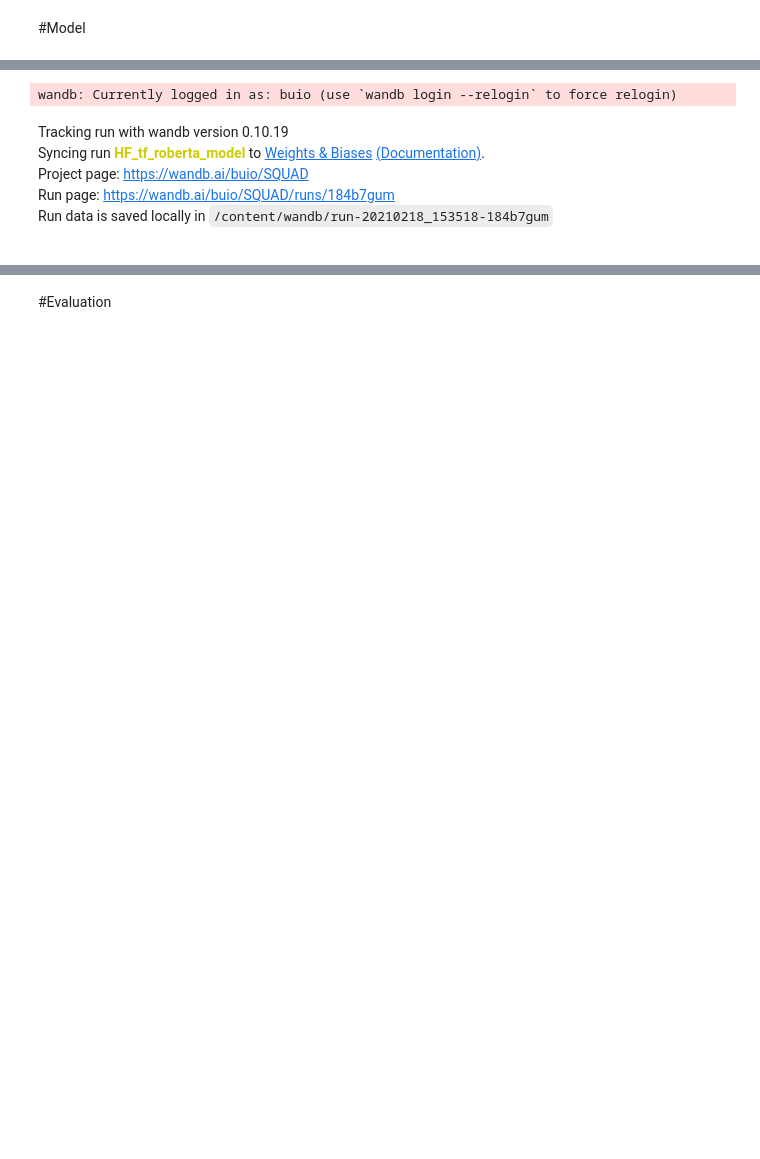
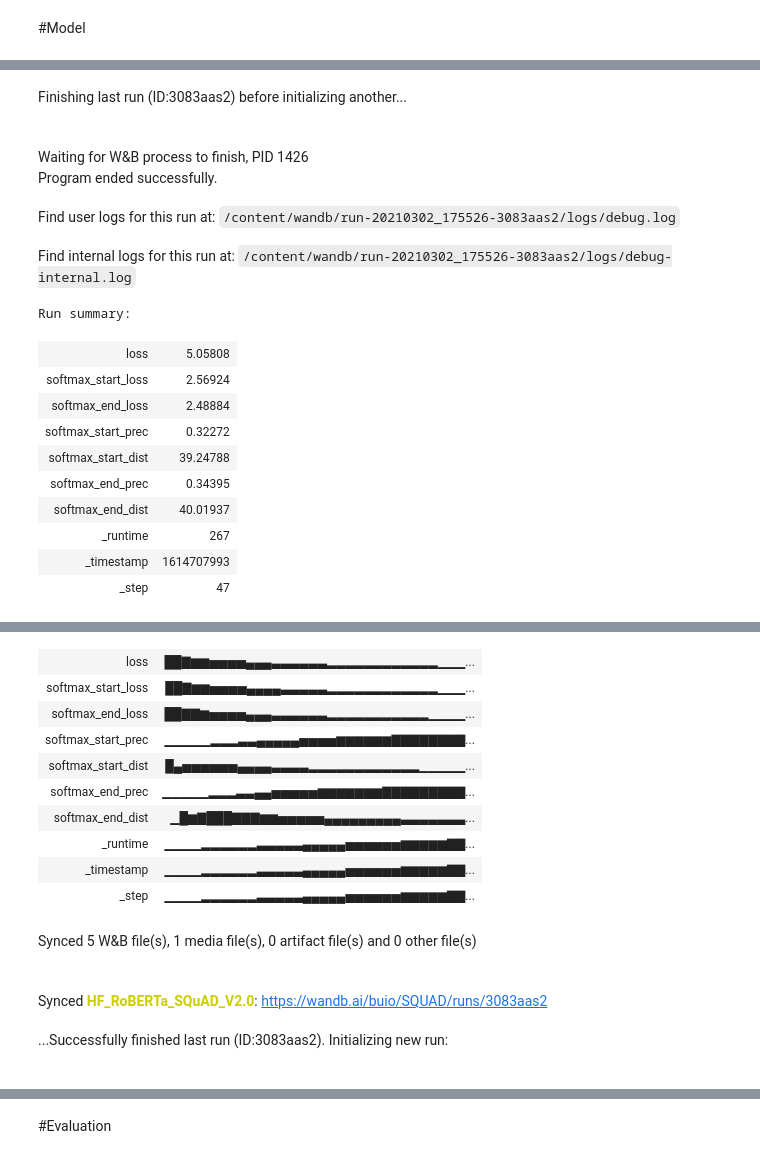
Before and after one commit to the-SQuAD-squad/QA, a Jupyter notebook: QA.ipynb, the cells around one changed output, grey strips where cells are left out. Cells and saved outputs as stored; diff of their text form; code cells hidden in the pictures; blank space fills up the shorter version.

```diff
--- a/QA.ipynb
+++ b/QA.ipynb
@@ -157,6 +170,5 @@ tokenizer("hi mum", "hi dad",return_offsets_mapping=True)
 # %%
-#@title BERT preprocessing { form-width: "25%" }
-from tqdm import tqdm
+#@title BERT preprocessing { form-width: "1%" }
 
 def preprocess_bert(text):
     tokenized_text = tokenizer(list(text), return_offsets_mapping=True)
@@ -176,6 +188,7 @@ def labeling(df):
     context_token_to_char = []
 
     for id in tqdm(df.index):
+
         answer = " ".join(str(df.loc[id]['answer_text']).split())
         tokenized_context = df.loc[id]['passage']
         tokenized_question = df.loc[id]['question']
@@ -184,14 +197,19 @@ def labeling(df):
         is_char_in_ans = [0] * len(df_bert.loc[id]['passage'])
         for idx in range(*df.loc[id]['answer_idx']):
             is_char_in_ans[idx] = 1
+
+
         ans_token_idx = []
+        if df.loc[id]['answer_idx'] == (-1,-1):
+            ans_token_idx.append(0)
+        else:
         # find all the tokens that are in the answers
-        for idx, (start, end) in enumerate(tokenized_context["offsets"]): #start is index of the first character of the word, end is the index of the last character of the word
-            if sum(is_char_in_ans[start:end]) > 0:
-                ans_token_idx.append(idx)
-        if len(ans_token_idx) == 0:
-            skip.append(id)
-            continue
+            for idx, (start, end) in enumerate(tokenized_context["offsets"]): #start is index of the first character of the word, end is the index of the last character of the word
+                if sum(is_char_in_ans[start:end]) > 0:
+                    ans_token_idx.append(idx)
+            if len(ans_token_idx) == 0:
+                skip.append(id)
+                continue
         # create inputs as usual
         input_ids = tokenized_context['input_ids'] + tokenized_question['input_ids'][1:] #removing CLS from the beginning of the question
         token_type_ids = [0] * len(tokenized_context['input_ids']) + [1] * len(tokenized_question['input_ids'][1:])
@@ -238,20 +255,0 @@ df_bert_preprocessed = labeling(df_bert_preprocessed)
-# %%
-#@title load/store { form-width: "25%" }
-import pickle
-load = True #@param {type: "boolean"}
-
-if load:
-    !gcloud config set project feisty-mechanic-221914
-    !gsutil cp gs://squad_squad/df_bert_preprocessed.pkl.zip ./df_bert_preprocessed.pkl.zip
-    !unzip -o ./df_bert_preprocessed.pkl.zip
-    df_bert_preprocessed = pd.read_pickle("./df_bert_preprocessed.pkl")
-else:
-    df_bert_preprocessed.to_pickle("df_bert_preprocessed.pkl")
-    !zip df_bert_preprocessed.pkl.zip df_bert_preprocessed.pkl
-
-    from google.colab import auth
-    auth.authenticate_user()
-    !gcloud config set project feisty-mechanic-221914
-    !gsutil cp ./df_bert_preprocessed.pkl.zip gs://squad_squad/df_bert_preprocessed.pkl.zip
-
-!nvidia-smi
@@ -348,7 +367,7 @@ if not os.path.isdir(saveDir):
 chkpt = saveDir + '/squad_check.hdf5'
 
 ENABLE_WANDB = True        #@param {type:"boolean"}
-wandb_experiment_name = "HF_" + bert_hf_layer.name  #@param {type: "string"}
+wandb_experiment_name = "HF_RoBERTa_SQuAD_V2.0" #@param {type: "string"}
 if ENABLE_WANDB:
     !pip install wandb > /dev/null
     !wandb login
@@ -382,6 +399,16 @@ wandb: Appending key for api.wandb.ai to your netrc file: /root/.netrc
+Finishing last run (ID:3083aas2) before initializing another...
+Waiting for W&B process to finish, PID 1426
+Program ended successfully.
+Find user logs for this run at: /content/wandb/run-20210302_175526-3083aas2/logs/debug.log
+Find internal logs for this run at: /content/wandb/run-20210302_175526-3083aas2/logs/debug-internal.log
-wandb: Currently logged in as: buio (use `wandb login --relogin` to force relogin)
+Run summary:
-Tracking run with wandb version 0.10.19
-Syncing run HF_tf_roberta_model to Weights & Biases (Documentation).
-Project page: https://wandb.ai/buio/SQUAD
-Run page: https://wandb.ai/buio/SQUAD/runs/184b7gum
-Run data is saved locally in /content/wandb/run-20210218_153518-184b7gum
+| loss | 5.05808 |
+| softmax_start_loss | 2.56924 |
+| softmax_end_loss | 2.48884 |
+| softmax_start_prec | 0.32272 |
+| softmax_start_dist | 39.24788 |
+| softmax_end_prec | 0.34395 |
+| softmax_end_dist | 40.01937 |
+| _runtime | 267 |
+| _timestamp | 1614707993 |
+| _step | 47 |
@@ -407,0 +416,13 @@ Epoch 4/200
+| loss | ██▇▆▆▅▅▅▅▄▄▄▃▃▃▃▃▃▂▂▂▂▂▂▂▂▂▂▂▂▁▁▁... |
+| softmax_start_loss | ██▇▆▆▅▅▅▅▄▄▄▄▃▃▃▃▃▂▂▂▂▂▂▂▂▂▂▂▂▁▁▁... |
+| softmax_end_loss | ██▇▇▆▅▅▅▅▄▄▄▃▃▃▃▃▃▂▂▂▂▂▂▂▂▂▂▂▁▁▁▁... |
+| softmax_start_prec | ▁▁▁▁▁▂▂▂▃▃▄▄▄▄▄▅▅▅▅▆▆▆▆▆▆▇▇▇▇▇▇▇▇... |
+| softmax_start_dist | █▄▅▅▅▅▅▅▄▄▄▄▃▃▃▃▂▂▂▂▂▂▂▂▂▂▂▂▁▁▁▁▁... |
+| softmax_end_prec | ▁▁▁▁▁▂▂▂▃▃▄▄▅▅▅▅▅▆▆▆▆▆▆▆▇▇▇▇▇▇▇▇▇... |
+| softmax_end_dist | ▁█▆▇███▇▇▇▆▆▅▅▅▅▅▄▄▄▄▄▄▄▄▄▃▃▃▃▃▃▃... |
+| _runtime | ▁▁▁▁▂▂▂▂▂▂▃▃▃▃▃▄▄▄▄▄▅▅▅▅▅▅▆▆▆▆▆▇▇... |
+| _timestamp | ▁▁▁▁▂▂▂▂▂▂▃▃▃▃▃▄▄▄▄▄▅▅▅▅▅▅▆▆▆▆▆▇▇... |
+| _step | ▁▁▁▁▂▂▂▂▂▂▃▃▃▃▃▄▄▄▄▄▅▅▅▅▅▅▆▆▆▆▆▇▇... |
+Synced 5 W&B file(s), 1 media file(s), 0 artifact file(s) and 0 other file(s)
+Synced HF_RoBERTa_SQuAD_V2.0: https://wandb.ai/buio/SQUAD/runs/3083aas2
+...Successfully finished last run (ID:3083aas2). Initializing new run:
```
Also changed, not shown: parts of 21 cells of this notebook.
